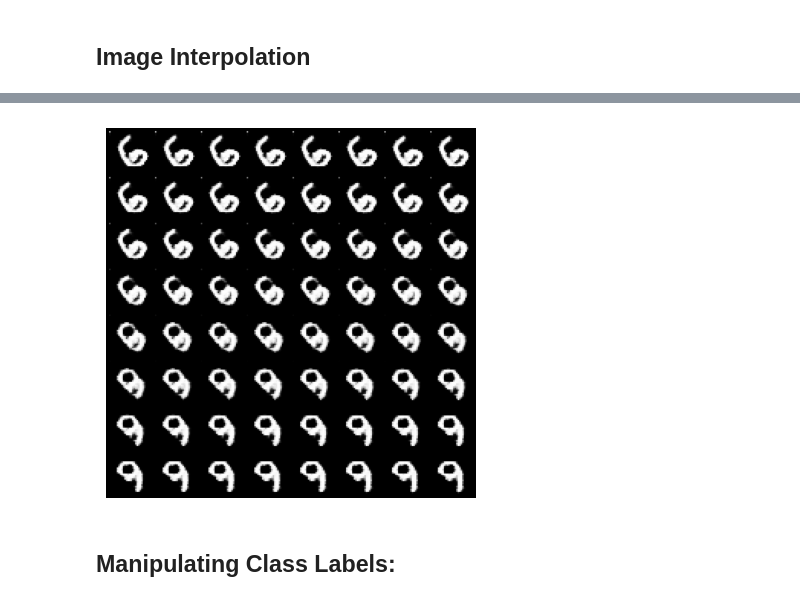
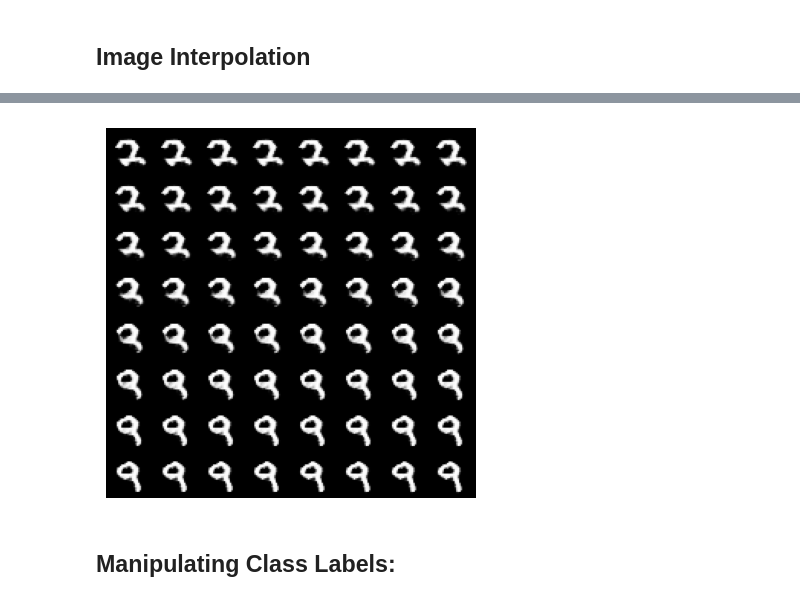
Before and after one commit to raunaqjabbal/ConditonalGAN, a Jupyter notebook: Conditional_GAN.ipynb, the cells around one changed output, grey strips where cells are left out. Saved outputs shown, nothing was run; the diff lists cells and outputs as text; code cells hidden in the pictures.

```diff
--- a/Conditional_GAN.ipynb
+++ b/Conditional_GAN.ipynb
@@ -197,11 +197,11 @@ from torchvision.utils import make_grid
 import torch
 def plot_results(images, size=8, r=False):
     # display.clear_output(wait=False)
-    photos = (images[:size*size,:,:,:CHANNELS])
-    photos = np.transpose(photos, (0, 3, 1, 2))
-    image_grid = make_grid(torch.tensor(photos), nrow=size)
+    photos = (images[:size*size,:,:,:CHANNELS])                   # (SIZE*SIZE, IMGSIZE, IMGSIZE, CHANNELS)
+    photos = np.transpose(photos, (0, 3, 1, 2))                   # (SIZE*SIZE, CHANNELS, IMGSIZE, IMGSIZE)
+    image_grid = make_grid(torch.tensor(photos), nrow=size)       # (CHANNELS, IMGSIZE, IMGSIZE)
     if r:
-        return image_grid
+        return image_grid.permute(1, 2, 0).squeeze()              # (IMGSIZE, IMGSIZE, CHANNELS)
     else:
         plt.imshow(image_grid.permute(1, 2, 0).squeeze(),cmap='gray')
         plt.axis("off")
@@ -209,7 +209,7 @@ def plot_results(images, size=8, r=False):
 
 def repeatlabels(labels):
     demo = labels[:,None,None,:]
-    demo = tf.repeat(labels, IMGSIZE, axis=1)
+    demo = tf.repeat(demo, IMGSIZE, axis=1)
     demo = tf.repeat(demo, IMGSIZE, axis=2)
     return demo
 # %% [markdown]
@@ -333,10 +333,9 @@ def interpolate_class(first_number, second_number, num=9):
     return fake
 
 num = 64
-start_class = 6
+start_class = 2
 end_class = 9
 
 fake_images = interpolate_class(start_class, end_class, num)
-
 plot_results(fake_images,8)
 # %% [output]
@@ -344,4 +343,4 @@ plot_results(fake_images,8)
-[figure, old version]
+[figure, new version]
 # %% [markdown]
 ## Manipulating Class Labels:
 # %%
```
Also changed, not shown: parts of 4 cells of this notebook.
